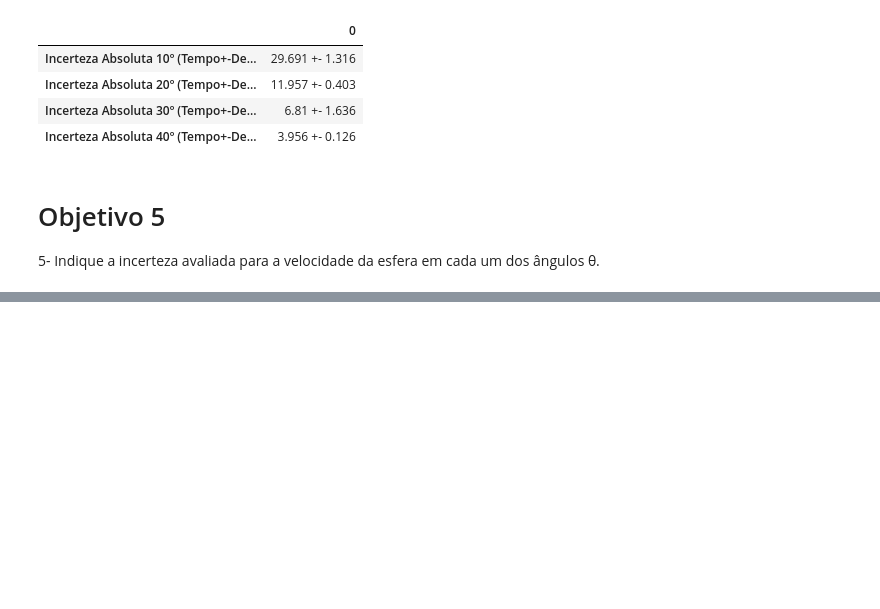
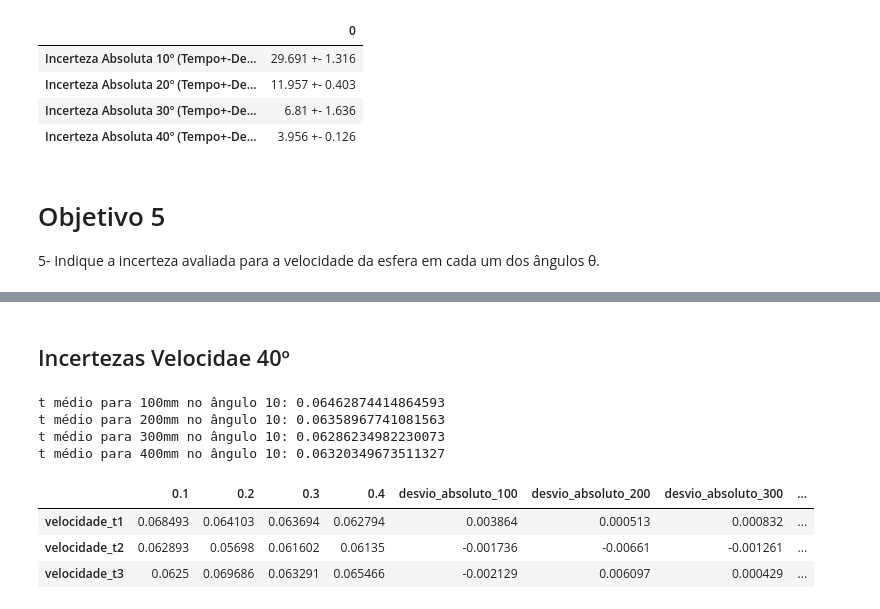
Before and after one commit to gfrigo/Experimento-Velocidade-Bolinha, a Jupyter notebook: tratamento_dados.ipynb, the cells around one changed output, grey strips where cells are left out. Cells and saved outputs as stored; diff of their text form; code cells hidden in the pictures; blank space fills up the shorter version.

```diff
--- a/analytics.ipynb
+++ b/tratamento_dados.ipynb
@@ -386,0 +550,27 @@ em cada um dos ângulos θ.
+# %% [markdown]
+## Incertezas Velocidae 40º
+# %%
+v_media_100_40 = ((1/len(df_40_graus))*(df_40_graus[0.1].sum()))
+v_media_200_40 = ((1/len(df_40_graus))*(df_40_graus[0.2].sum()))
+v_media_300_40 = ((1/len(df_40_graus))*(df_40_graus[0.3].sum()))
+v_media_400_40 = ((1/len(df_40_graus))*(df_40_graus[0.4].sum()))
+# %%
+print(f't médio para 100mm no ângulo 10: {v_media_100_40}')
+print(f't médio para 200mm no ângulo 10: {v_media_200_40}')
+print(f't médio para 300mm no ângulo 10: {v_media_300_40}')
+print(f't médio para 400mm no ângulo 10: {v_media_400_40}')
+# %% [output]
+t médio para 100mm no ângulo 10: 0.06462874414864593
+t médio para 200mm no ângulo 10: 0.06358967741081563
+t médio para 300mm no ângulo 10: 0.06286234982230073
+t médio para 400mm no ângulo 10: 0.06320349673511327
+# %%
+df_40_graus['desvio_absoluto_100'] = df_40_graus[0.1] - v_media_100_40
+df_40_graus['desvio_absoluto_200'] = df_40_graus[0.2] - v_media_200_40
+df_40_graus['desvio_absoluto_300'] = df_40_graus[0.3] - v_media_300_40
+df_40_graus['desvio_absoluto_400'] = df_40_graus[0.4] - v_media_400_40
+# %%
+df_40_graus['desvio_absoluto_100_modulo'] = df_40_graus['desvio_absoluto_100'].abs()
+df_40_graus['desvio_absoluto_200_modulo'] = df_40_graus['desvio_absoluto_200'].abs()
+df_40_graus['desvio_absoluto_300_modulo'] = df_40_graus['desvio_absoluto_300'].abs()
+df_40_graus['desvio_absoluto_400_modulo'] = df_40_graus['desvio_absoluto_400'].abs()
@@ -386,0 +583,8 @@ em cada um dos ângulos θ.
+# %%
+df_40_graus_velocidade = df_40_graus.drop(columns=['desvio_absoluto_100_modulo', 'desvio_absoluto_200_modulo', 'desvio_absoluto_300_modulo', 'desvio_absoluto_400_modulo'], axis=1)
+df_40_graus_velocidade
+# %% [output]
+|  | 0.1 | 0.2 | 0.3 | 0.4 | desvio_absoluto_100 | desvio_absoluto_200 | desvio_absoluto_300 | ... |
+| velocidade_t1 | 0.068493 | 0.064103 | 0.063694 | 0.062794 | 0.003864 | 0.000513 | 0.000832 | ... |
+| velocidade_t2 | 0.062893 | 0.05698 | 0.061602 | 0.06135 | -0.001736 | -0.00661 | -0.001261 | ... |
+| velocidade_t3 | 0.0625 | 0.069686 | 0.063291 | 0.065466 | -0.002129 | 0.006097 | 0.000429 | ... |
```
Also changed, not shown: parts of 60 cells of this notebook.
